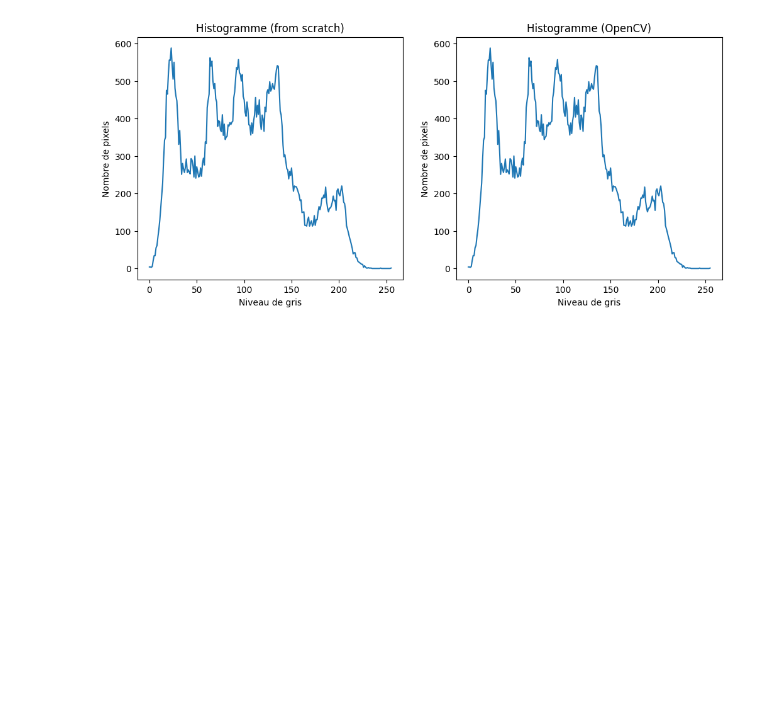
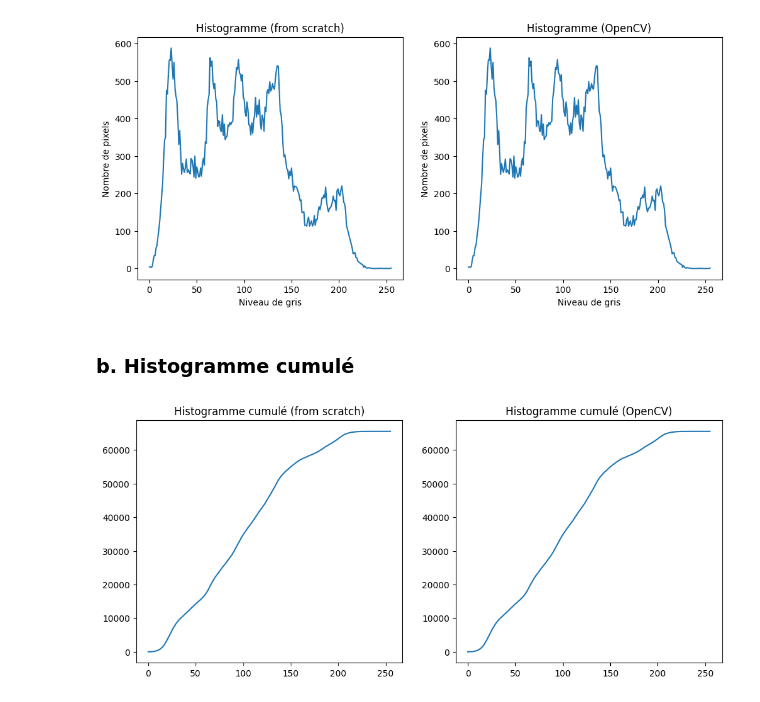
Before and after one commit to hafsaAit/Computer-vision, a Jupyter notebook: Tp_1_computer_vision.ipynb, the cells around one changed output. Drawn from its saved outputs; the diff is of its cells as text; code cells hidden in the pictures; blank space fills up the shorter version.

```diff
--- a/Tp_1_computer_vision.ipynb
+++ b/Tp_1_computer_vision.ipynb
@@ -324,3 +324,21 @@ plt.ylabel("Nombre de pixels")
 plt.show()
 # %% [output]
 [figure]
+# %% [markdown]
+### b. Histogramme cumulé
+# %%
+# Histogramme cumulé avec OpenCV
+opencv_cumulative_hist = np.cumsum(opencv_hist)
+
+# Comparaison
+plt.figure(figsize=(12, 5))
+plt.subplot(1, 2, 1)
+plt.plot(cumulative_hist)
+plt.title("Histogramme cumulé (from scratch)")
+
+plt.subplot(1, 2, 2)
+plt.plot(opencv_cumulative_hist)
+plt.title("Histogramme cumulé (OpenCV)")
+plt.show()
+# %% [output]
+[figure, added]
```
Also changed, not shown: parts of 10 cells of this notebook.
